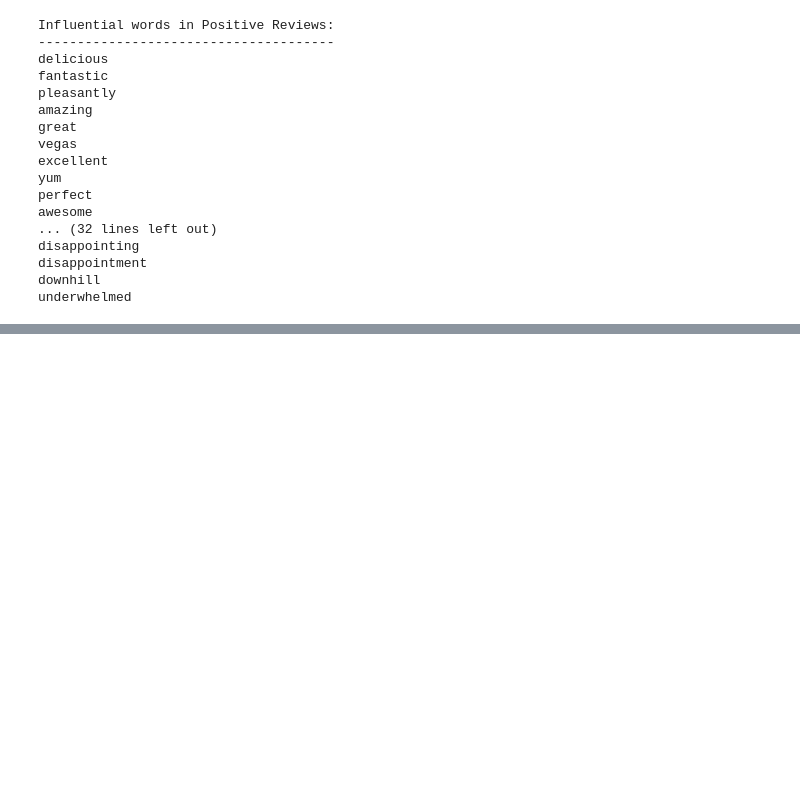
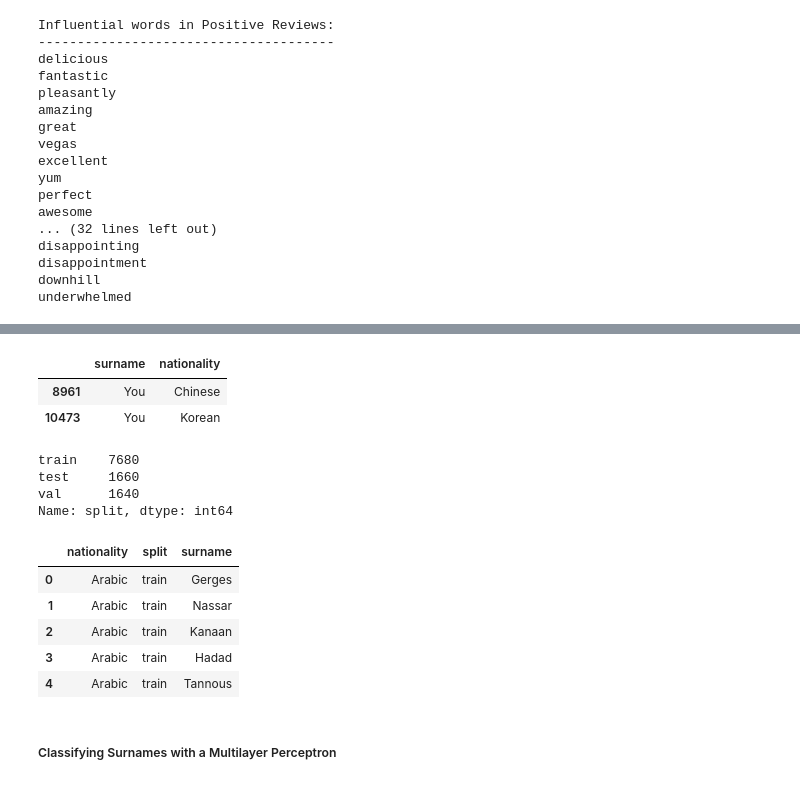
Before and after one commit to karenacorn99/NLPwithPyTorch-Rao-McMahan, a Jupyter notebook: nlp.ipynb, the cells around one changed output, grey strips where cells are left out. Cells and saved outputs as stored; diff of their text form; code cells hidden in the pictures; blank space fills up the shorter version.

```diff
--- a/nlp.ipynb
+++ b/nlp.ipynb
@@ -1310,0 +1414,3 @@ underwhelmed
+# %%
+# Read raw data
+surnames = pd.read_csv(args.raw_dataset_csv, header = 0)
@@ -1310,0 +1448,52 @@ underwhelmed
+# %%
+surnames.loc[surnames['surname'] == "You"]
+# %% [output]
+|  | surname | nationality |
+| 8961 | You | Chinese |
+| 10473 | You | Korean |
+# %%
+# Splitting train by nationality
+# Create dict
+by_nationality = collections.defaultdict(list)
+for _, row in surnames.iterrows():
+    by_nationality[row.nationality].append(row.to_dict())
+# %%
+# Create split data
+final_list = []
+np.random.seed(args.seed)
+for _, item_list in sorted(by_nationality.items()):
+    np.random.shuffle(item_list)
+    n = len(item_list)
+    n_train = int(args.train_proportion*n)
+    n_val = int(args.val_proportion*n)
+    n_test = int(args.test_proportion*n)
+
+    # Give data point a split attribute
+    for item in item_list[:n_train]:
+        item['split'] = 'train'
+    for item in item_list[n_train:n_train+n_val]:
+        item['split'] = 'val'
+    for item in item_list[n_train+n_val:]:
+        item['split'] = 'test'
+
+    # Add to final list
+    final_list.extend(item_list)
+# %%
+# Write split data to file
+final_surnames = pd.DataFrame(final_list)
+# %%
+final_surnames.split.value_counts()
+# %% [output]
+train    7680
+test     1660
+val      1640
+Name: split, dtype: int64
+# %%
+final_surnames.head()
+# %% [output]
+|  | nationality | split | surname |
+| 0 | Arabic | train | Gerges |
+| 1 | Arabic | train | Nassar |
+| 2 | Arabic | train | Kanaan |
+| 3 | Arabic | train | Hadad |
+| 4 | Arabic | train | Tannous |
@@ -1310,0 +1503,2 @@ underwhelmed
+# %% [markdown]
+##### Classifying Surnames with a Multilayer Perceptron
```
Also changed, not shown: parts of 54 cells of this notebook.
